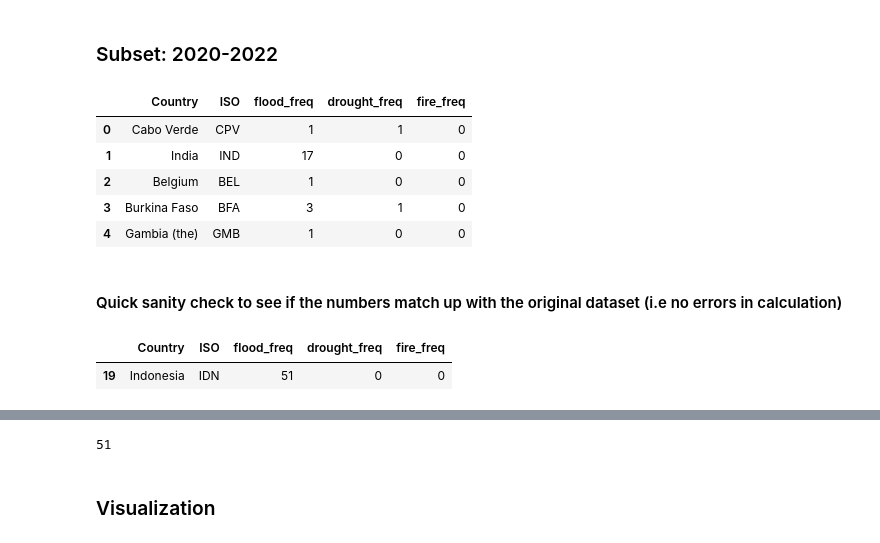
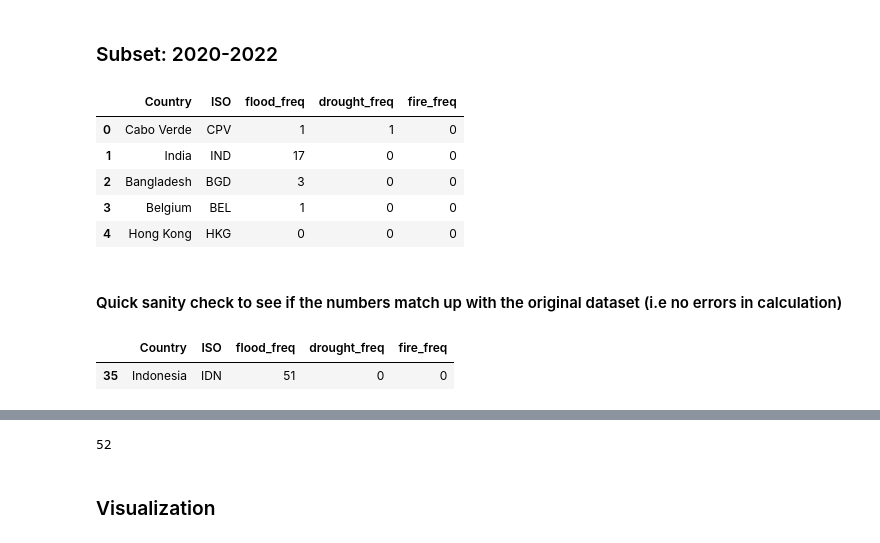
Before and after one commit to NLSanyu/CA682-Data-Visualization, a Jupyter notebook: EM-DAT Data Exploration.ipynb, the cells around one changed output, grey strips where cells are left out. Cells and saved outputs as stored; diff of their text form; code cells hidden in the pictures.

```diff
--- a/EM-DAT Data Exploration.ipynb
+++ b/EM-DAT Data Exploration.ipynb
@@ -163,6 +163,6 @@ dtype: int64
 # %%
-relevant_disasters = ["Flood", "Wildfire", "Drought"]
-df_rows_reduced = df_cols_reduced[df_cols_reduced["Disaster Type"].isin(relevant_disasters)]
+climate_related_disasters = ["Flood", "Storm", "Drought", "Extreme temperature", "Wildfire", "Glacial lake outburst"]
+df_rows_reduced = df_cols_reduced[df_cols_reduced["Disaster Type"].isin(climate_related_disasters)]
 df_rows_reduced.head()
 # %% [output]
 |  | Dis No | Year | Disaster Type | Disaster Subtype | Country | ISO | Region | Continent | Start Year | ... |
@@ -447,16 +522,16 @@ def create_frequency_df(df):
 ### Subset: 2020-2022
 # %%
 chosen_years_recent = [2020, 2021, 2022]
-cleaned_df_subset_2 = cleaned_df[cleaned_df["Year"].isin(chosen_years_recent)]
-freq_df = create_frequency_df(cleaned_df_subset_2)
+cleaned_df_subset_3 = cleaned_df[cleaned_df["Year"].isin(chosen_years_recent)]
+freq_df = create_frequency_df(cleaned_df_subset_3)
 freq_df.head()
 # %% [output]
 |  | Country | ISO | flood_freq | drought_freq | fire_freq |
 | 0 | Cabo Verde | CPV | 1 | 1 | 0 |
 | 1 | India | IND | 17 | 0 | 0 |
-| 2 | Belgium | BEL | 1 | 0 | 0 |
-| 3 | Burkina Faso | BFA | 3 | 1 | 0 |
-| 4 | Gambia (the) | GMB | 1 | 0 | 0 |
+| 2 | Bangladesh | BGD | 3 | 0 | 0 |
+| 3 | Belgium | BEL | 1 | 0 | 0 |
+| 4 | Hong Kong | HKG | 0 | 0 | 0 |
 # %% [markdown]
 #### Quick sanity check to see if the numbers match up with the original dataset (i.e no errors in calculation)
 # %%
@@ -465,7 +540,7 @@ test_country = "Indonesia"
 freq_df[freq_df["Country"] == test_country]
 # %% [output]
 |  | Country | ISO | flood_freq | drought_freq | fire_freq |
-| 19 | Indonesia | IDN | 51 | 0 | 0 |
+| 35 | Indonesia | IDN | 51 | 0 | 0 |
 # %%
 test = cleaned_df[(cleaned_df["Country"] == test_country) & (cleaned_df["Year"].isin(chosen_years_recent))]
 test
@@ -490,7 +565,7 @@ test
 # %%
 len(test)
 # %% [output]
-51
+52
 # %% [markdown]
 ### Visualization
 # %% [markdown]
```
Also changed, not shown: parts of 26 cells of this notebook, 1 other file.
